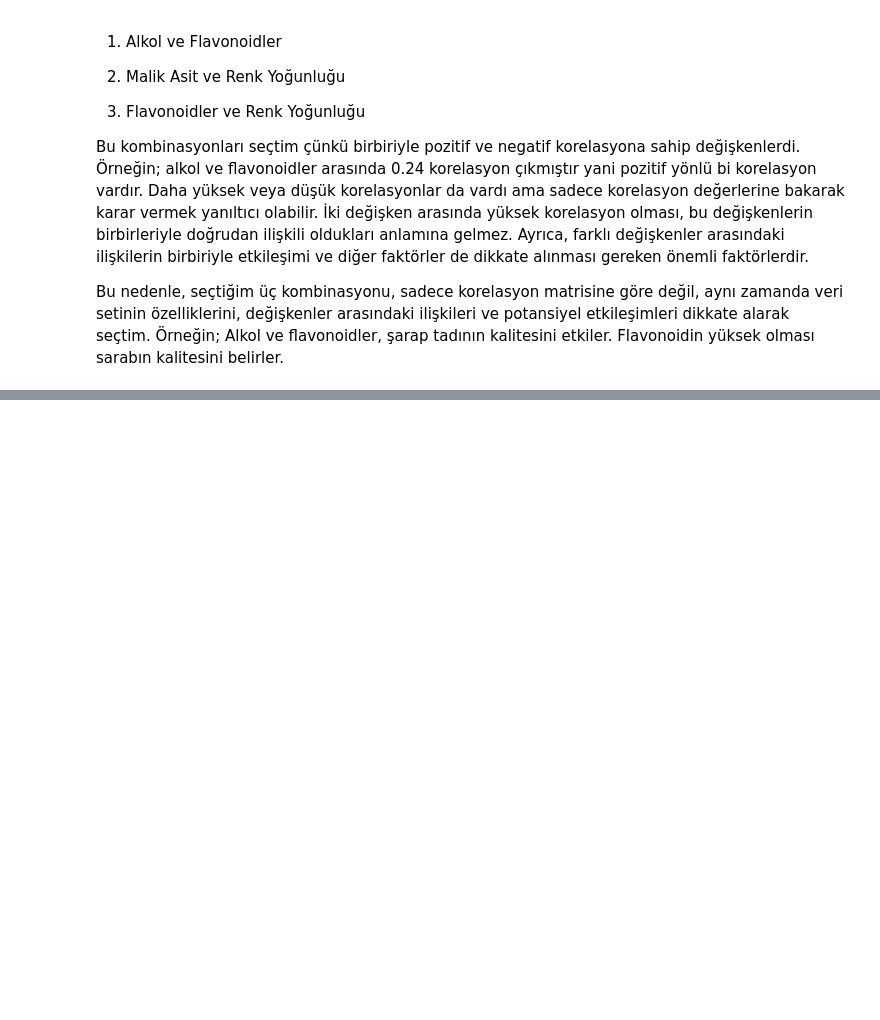
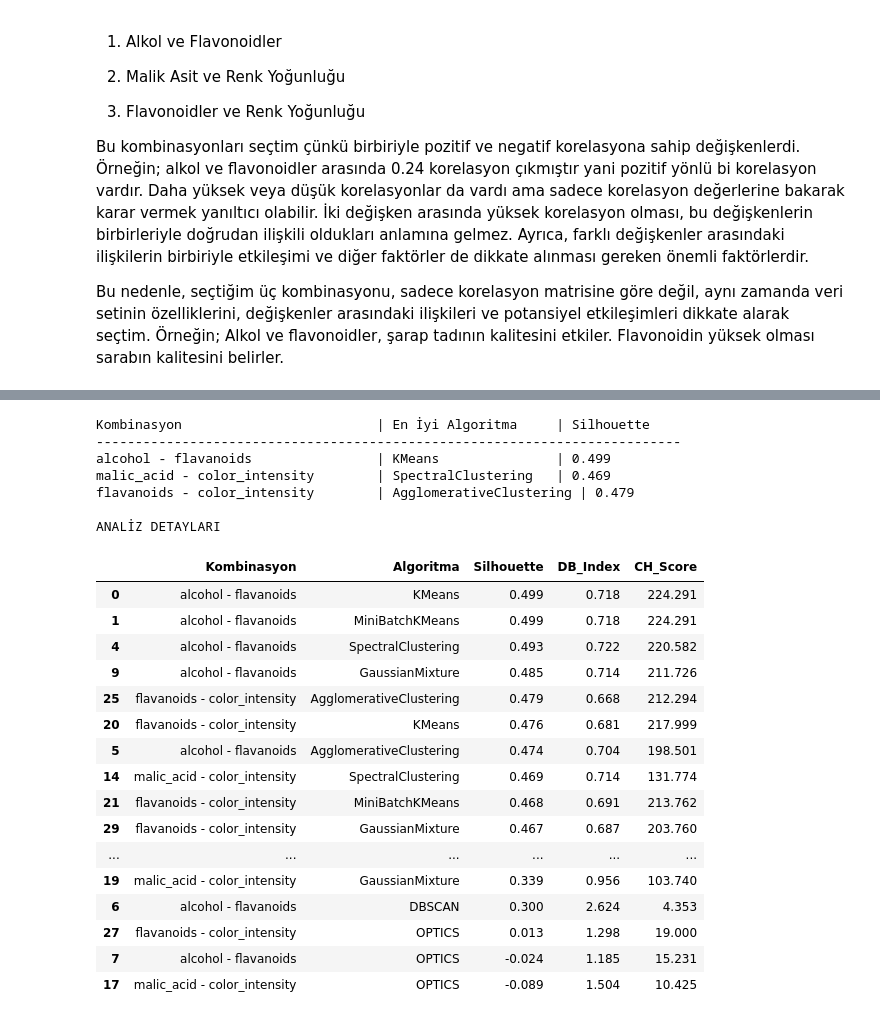
Before and after one commit to burcuuluag/portfolio, a Jupyter notebook: data_analysis/wine_analysis/main.ipynb, the cells around one changed output, grey strips where cells are left out. Saved outputs shown, nothing was run; the diff lists cells and outputs as text; code cells hidden in the pictures; blank space fills up the shorter version.

```diff
--- a/data_analysis/wine_analysis/main.ipynb
+++ b/data_analysis/wine_analysis/main.ipynb
@@ -265,0 +146,45 @@ Sonuç olarak farklı değişken kombinasyonlarında ve farklı kümeleme algori
+# %%
+# performans metrikleri tablosu
+report_df = pd.DataFrame(results, columns=['Kombinasyon', 'Algoritma', 'Silhouette', 'DB_Index', 'CH_Score'])
+
+print(f"{'Kombinasyon':<35} | {'En İyi Algoritma':<20} | {'Silhouette'}")
+print("-" * 75)
+
+for comb in report_df['Kombinasyon'].unique():
+    # Her kombinasyonun en iyi Silhouette skoruna sahip satırını bul
+    best_row = report_df[report_df['Kombinasyon'] == comb].nlargest(1, 'Silhouette')
+
+    comb_name = comb
+    algo = best_row['Algoritma'].values[0]
+    sil = best_row['Silhouette'].values[0]
+
+    print(f"{comb_name:<35} | {algo:<20} | {sil:.3f}")
+
+
+print("\n""ANALİZ DETAYLARI")
+display(report_df.sort_values(by='Silhouette', ascending=False))
+# %% [output]
+Kombinasyon                         | En İyi Algoritma     | Silhouette
+---------------------------------------------------------------------------
+alcohol - flavanoids                | KMeans               | 0.499
+malic_acid - color_intensity        | SpectralClustering   | 0.469
+flavanoids - color_intensity        | AgglomerativeClustering | 0.479
+
+ANALİZ DETAYLARI
+|  | Kombinasyon | Algoritma | Silhouette | DB_Index | CH_Score |
+| 0 | alcohol - flavanoids | KMeans | 0.499 | 0.718 | 224.291 |
+| 1 | alcohol - flavanoids | MiniBatchKMeans | 0.499 | 0.718 | 224.291 |
+| 4 | alcohol - flavanoids | SpectralClustering | 0.493 | 0.722 | 220.582 |
+| 9 | alcohol - flavanoids | GaussianMixture | 0.485 | 0.714 | 211.726 |
+| 25 | flavanoids - color_intensity | AgglomerativeClustering | 0.479 | 0.668 | 212.294 |
+| 20 | flavanoids - color_intensity | KMeans | 0.476 | 0.681 | 217.999 |
+| 5 | alcohol - flavanoids | AgglomerativeClustering | 0.474 | 0.704 | 198.501 |
+| 14 | malic_acid - color_intensity | SpectralClustering | 0.469 | 0.714 | 131.774 |
+| 21 | flavanoids - color_intensity | MiniBatchKMeans | 0.468 | 0.691 | 213.762 |
+| 29 | flavanoids - color_intensity | GaussianMixture | 0.467 | 0.687 | 203.760 |
+| ... | ... | ... | ... | ... | ... |
+| 19 | malic_acid - color_intensity | GaussianMixture | 0.339 | 0.956 | 103.740 |
+| 6 | alcohol - flavanoids | DBSCAN | 0.300 | 2.624 | 4.353 |
+| 27 | flavanoids - color_intensity | OPTICS | 0.013 | 1.298 | 19.000 |
+| 7 | alcohol - flavanoids | OPTICS | -0.024 | 1.185 | 15.231 |
+| 17 | malic_acid - color_intensity | OPTICS | -0.089 | 1.504 | 10.425 |
```
Also changed, not shown: parts of 16 cells of this notebook, 5 other files.
